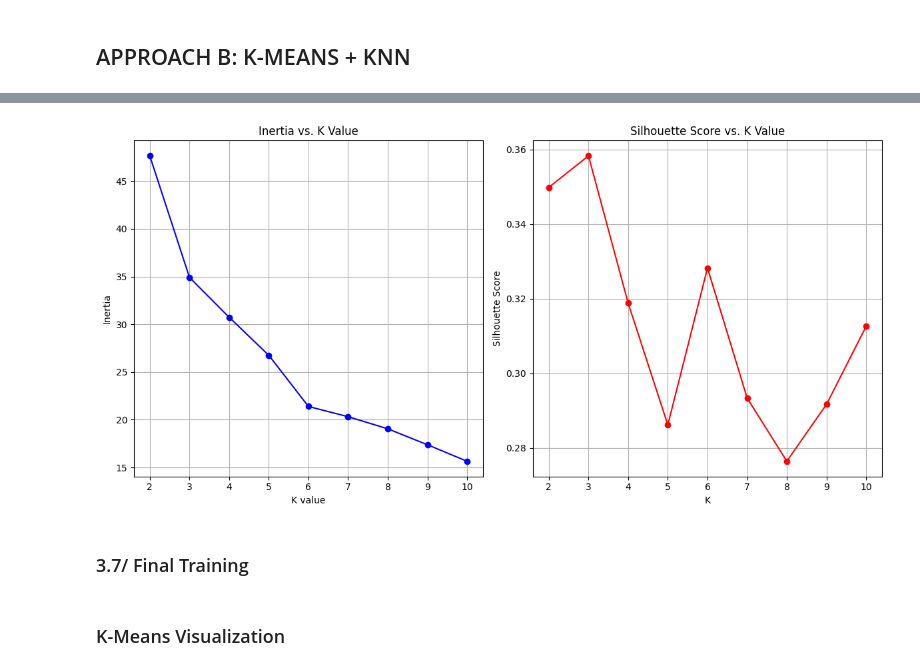
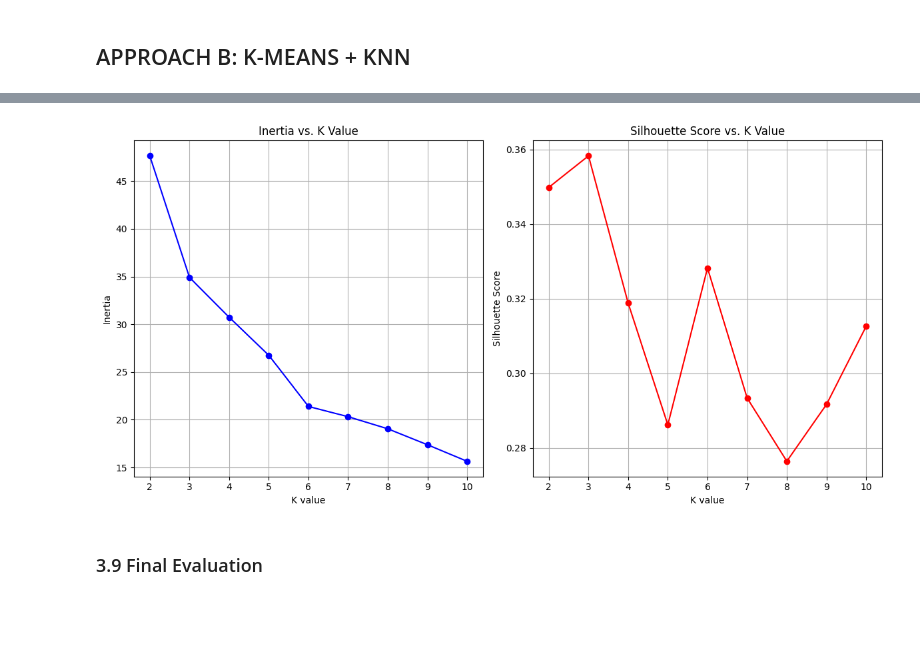
Before and after one commit to iamhenryy/housing-price-prediction, a Jupyter notebook: src/source.ipynb, the cells around one changed output, grey strips where cells are left out. Drawn from its saved outputs; the diff is of its cells as text; code cells hidden in the pictures; blank space fills up the shorter version.

```diff
--- a/src/source.ipynb
+++ b/src/source.ipynb
@@ -232,7 +226,7 @@ class KNN_regressor:
         predictions = []
 
         for x in X:
-            distances = euclidean_distance(self.X, x)
+            distances = np.sqrt(np.sum((self.X - x)**2, axis=1))
             k_idx = np.argsort(distances)[:min(self.k, len(self.X))]
             predictions.append(np.mean(self.y[k_idx]))
 
@@ -242,3 +236,5 @@ class KNN_regressor:
 # %%
-X_tr, X_val, y_tr, y_val = train_test_split(X_train, y_train, test_size=0.2, random_state=42)
+X_tr, X_val, y_tr, y_val = train_test_split(
+    X_train, y_train, test_size=0.2, random_state=42
+)
 # %%
@@ -263,2 +257,0 @@ def find_best_k_knn(X_tr, y_tr, X_val, y_val, k_max=50):
-# %%
-best_k, best_r2, r2_scores = find_best_k_knn(X_tr, y_tr, X_val, y_val, k_max=50)
@@ -300,4 +303,6 @@ MAPE      : 0.1328
 # %%
+from sklearn.decomposition import PCA
+
 class K_means:
     def __init__(self, k):
         self.k = k
@@ -334,9 +339,9 @@ class K_means:
             old_centers = self.centers.copy()
             self.update_centers()
             shift = euclidean_distance(
-                old_centers.flatten()[None, :],
+                old_centers.flatten(),
                 self.centers.flatten()
-            )[0]
+            )
 
             if shift < minval:
                 break
@@ -432,27 +508,22 @@ Best K: K = 3
 # %%
-# Inertia and Silhouettes Score Visualization
+K_range_for_plot = range(2, 11)
+fig, axes = plt.subplots(1, 2, figsize=(12, 6))
+axes[0].plot(K_range_for_plot, inertias, marker='o', linestyle='-', color='b')
+axes[0].set_title('Inertia vs. K Value')
+axes[0].set_xlabel('K value')
+axes[0].set_ylabel('Inertia')
+axes[0].set_xticks(K_range_for_plot)
+axes[0].grid(True)
 
-def plot_inertia_silhouette(inertias, silhouettes):
-    K_range_for_plot = range(2, 11)
-    fig, axes = plt.subplots(1, 2, figsize=(12, 6))
-    axes[0].plot(K_range_for_plot, inertias, marker='o', linestyle='-', color='b')
-    axes[0].set_title('Inertia vs. K Value')
-    axes[0].set_xlabel('K value')
-    axes[0].set_ylabel('Inertia')
-    axes[0].set_xticks(K_range_for_plot)
-    axes[0].grid(True)
-
-    axes[1].plot(K_range_for_plot, silhouettes, marker='o', linestyle='-', color='r')
-    axes[1].set_title('Silhouette Score vs. K Value')
-    axes[1].set_xlabel('K')
-    axes[1].set_ylabel('Silhouette Score')
-    axes[1].set_xticks(K_range_for_plot)
-    axes[1].grid(True)
-    plt.tight_layout()
-    plt.show()
-
-plot_inertia_silhouette(inertias, silhouettes)
+axes[1].plot(K_range_for_plot, silhouettes, marker='o', linestyle='-', color='r')
+axes[1].set_title('Silhouette Score vs. K Value')
+axes[1].set_xlabel('K value')
+axes[1].set_ylabel('Silhouette Score')
+axes[1].set_xticks(K_range_for_plot)
+axes[1].grid(True)
+plt.tight_layout()
+plt.show()
 # %% [output]
-[figure, old version]
+[figure, new version]
 # %% [markdown]
-### 3.7/ Final Training
+### 3.9 Final Evaluation
@@ -487,2 +529,0 @@ for c in range(best_k_clusters):
-# %% [markdown]
-### K-Means Visualization
```
Also changed, not shown: parts of 51 cells of this notebook.
